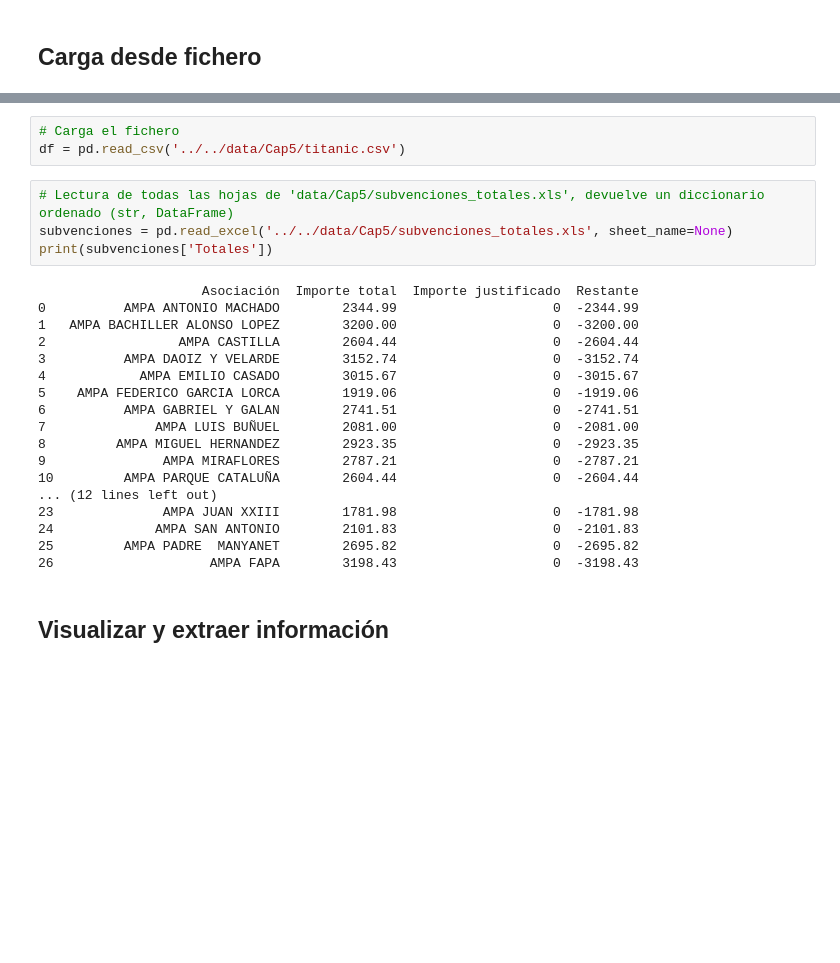
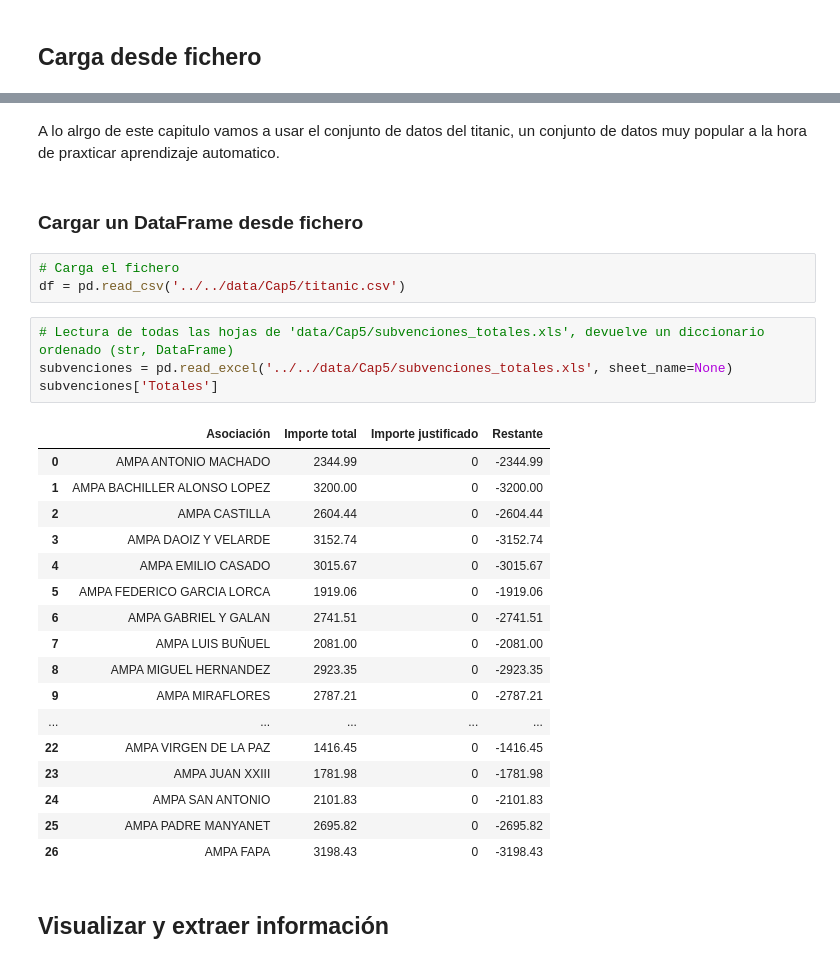
Before and after one commit to titooDiaz/BIGDATA, a Jupyter notebook: ficheros/Cap5/Scikit.ipynb, the cells around one changed output, grey strips where cells are left out. Cells and saved outputs as stored; diff of their text form; blank space fills up the shorter version.

Commit message:
ficheros con pandas

```diff
--- a/ficheros/Cap5/Scikit.ipynb
+++ b/ficheros/Cap5/Scikit.ipynb
@@ -53,28 +53,32 @@ pd.__version__
+# %% [markdown]
+A lo alrgo de este capitulo vamos a usar el conjunto de datos del titanic, un conjunto de datos muy popular a la hora de praxticar aprendizaje automatico.
+# %% [markdown]
+### Cargar un DataFrame desde fichero
 # %%
 # Carga el fichero
 df = pd.read_csv('../../data/Cap5/titanic.csv')
 # %%
 # Lectura de todas las hojas de 'data/Cap5/subvenciones_totales.xls', devuelve un diccionario ordenado (str, DataFrame)
 subvenciones = pd.read_excel('../../data/Cap5/subvenciones_totales.xls', sheet_name=None)
-print(subvenciones['Totales'])
+subvenciones['Totales']
 # %% [output]
-                     Asociación  Importe total  Importe justificado  Restante
-0          AMPA ANTONIO MACHADO        2344.99                    0  -2344.99
-1   AMPA BACHILLER ALONSO LOPEZ        3200.00                    0  -3200.00
-2                 AMPA CASTILLA        2604.44                    0  -2604.44
-3          AMPA DAOIZ Y VELARDE        3152.74                    0  -3152.74
-4            AMPA EMILIO CASADO        3015.67                    0  -3015.67
-5    AMPA FEDERICO GARCIA LORCA        1919.06                    0  -1919.06
-6          AMPA GABRIEL Y GALAN        2741.51                    0  -2741.51
-7              AMPA LUIS BUÑUEL        2081.00                    0  -2081.00
-8         AMPA MIGUEL HERNANDEZ        2923.35                    0  -2923.35
-9               AMPA MIRAFLORES        2787.21                    0  -2787.21
-10         AMPA PARQUE CATALUÑA        2604.44                    0  -2604.44
-... (12 lines left out)
-23              AMPA JUAN XXIII        1781.98                    0  -1781.98
-24             AMPA SAN ANTONIO        2101.83                    0  -2101.83
-25         AMPA PADRE  MANYANET        2695.82                    0  -2695.82
-26                    AMPA FAPA        3198.43                    0  -3198.43
+|  | Asociación | Importe total | Importe justificado | Restante |
+| 0 | AMPA ANTONIO MACHADO | 2344.99 | 0 | -2344.99 |
+| 1 | AMPA BACHILLER ALONSO LOPEZ | 3200.00 | 0 | -3200.00 |
+| 2 | AMPA CASTILLA | 2604.44 | 0 | -2604.44 |
+| 3 | AMPA DAOIZ Y VELARDE | 3152.74 | 0 | -3152.74 |
+| 4 | AMPA EMILIO CASADO | 3015.67 | 0 | -3015.67 |
+| 5 | AMPA FEDERICO GARCIA LORCA | 1919.06 | 0 | -1919.06 |
+| 6 | AMPA GABRIEL Y GALAN | 2741.51 | 0 | -2741.51 |
+| 7 | AMPA LUIS BUÑUEL | 2081.00 | 0 | -2081.00 |
+| 8 | AMPA MIGUEL HERNANDEZ | 2923.35 | 0 | -2923.35 |
+| 9 | AMPA MIRAFLORES | 2787.21 | 0 | -2787.21 |
+| ... | ... | ... | ... | ... |
+| 22 | AMPA VIRGEN DE LA PAZ | 1416.45 | 0 | -1416.45 |
+| 23 | AMPA JUAN XXIII | 1781.98 | 0 | -1781.98 |
+| 24 | AMPA SAN ANTONIO | 2101.83 | 0 | -2101.83 |
+| 25 | AMPA PADRE MANYANET | 2695.82 | 0 | -2695.82 |
+| 26 | AMPA FAPA | 3198.43 | 0 | -3198.43 |
 # %% [markdown]
 ## Visualizar y extraer información
 # %%
```
Also changed, not shown: parts of 5 cells of this notebook.
